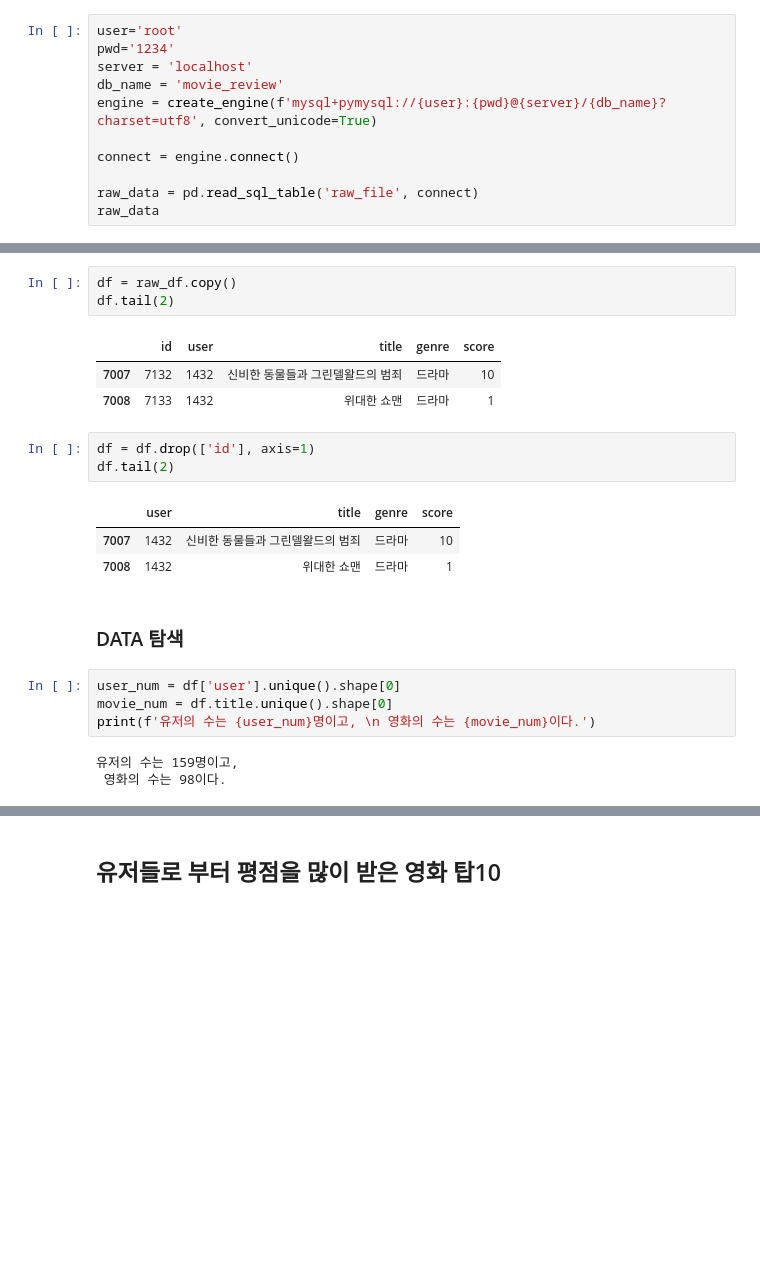
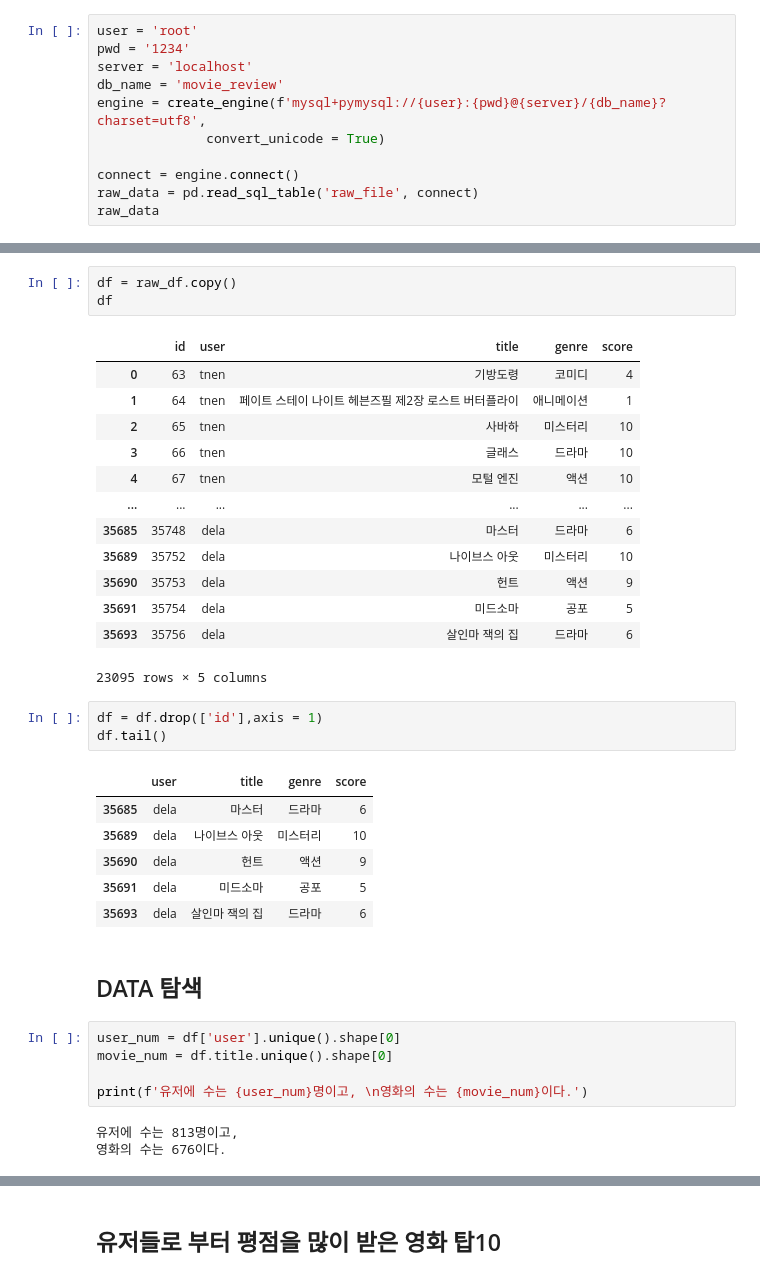
Before and after one commit to leejukyu/recommendation-system, a Jupyter notebook: Movie_recommender.ipynb, the cells around one changed output, grey strips where cells are left out. Saved outputs shown, nothing was run; the diff lists cells and outputs as text; blank space fills up the shorter version.

```diff
--- a/Movie_recommender.ipynb
+++ b/Movie_recommender.ipynb
@@ -14,12 +17,12 @@ from sklearn.model_selection import train_test_split
 # %%
-user='root'
-pwd='1234'
+user = 'root'
+pwd = '1234'
 server = 'localhost'
 db_name = 'movie_review'
-engine = create_engine(f'mysql+pymysql://{user}:{pwd}@{server}/{db_name}?charset=utf8', convert_unicode=True)
+engine = create_engine(f'mysql+pymysql://{user}:{pwd}@{server}/{db_name}?charset=utf8',
+              convert_unicode = True)
 
 connect = engine.connect()
-
 raw_data = pd.read_sql_table('raw_file', connect)
 raw_data
 # %% [output]
@@ -68,24 +84,38 @@ raw_df
 # %%
 df = raw_df.copy()
-df.tail(2)
+df
 # %% [output]
 |  | id | user | title | genre | score |
-| 7007 | 7132 | 1432 | 신비한 동물들과 그린델왈드의 범죄 | 드라마 | 10 |
-| 7008 | 7133 | 1432 | 위대한 쇼맨 | 드라마 | 1 |
+| 0 | 63 | tnen | 기방도령 | 코미디 | 4 |
+| 1 | 64 | tnen | 페이트 스테이 나이트 헤븐즈필 제2장 로스트 버터플라이 | 애니메이션 | 1 |
+| 2 | 65 | tnen | 사바하 | 미스터리 | 10 |
+| 3 | 66 | tnen | 글래스 | 드라마 | 10 |
+| 4 | 67 | tnen | 모털 엔진 | 액션 | 10 |
+| ... | ... | ... | ... | ... | ... |
+| 35685 | 35748 | dela | 마스터 | 드라마 | 6 |
+| 35689 | 35752 | dela | 나이브스 아웃 | 미스터리 | 10 |
+| 35690 | 35753 | dela | 헌트 | 액션 | 9 |
+| 35691 | 35754 | dela | 미드소마 | 공포 | 5 |
+| 35693 | 35756 | dela | 살인마 잭의 집 | 드라마 | 6 |
+23095 rows × 5 columns
 # %%
-df = df.drop(['id'], axis=1)
-df.tail(2)
+df = df.drop(['id'],axis = 1)
+df.tail()
 # %% [output]
 |  | user | title | genre | score |
-| 7007 | 1432 | 신비한 동물들과 그린델왈드의 범죄 | 드라마 | 10 |
-| 7008 | 1432 | 위대한 쇼맨 | 드라마 | 1 |
+| 35685 | dela | 마스터 | 드라마 | 6 |
+| 35689 | dela | 나이브스 아웃 | 미스터리 | 10 |
+| 35690 | dela | 헌트 | 액션 | 9 |
+| 35691 | dela | 미드소마 | 공포 | 5 |
+| 35693 | dela | 살인마 잭의 집 | 드라마 | 6 |
 # %% [markdown]
-### DATA 탐색
+## DATA 탐색
 # %%
 user_num = df['user'].unique().shape[0]
 movie_num = df.title.unique().shape[0]
-print(f'유저의 수는 {user_num}명이고, \n 영화의 수는 {movie_num}이다.')
+
+print(f'유저에 수는 {user_num}명이고, \n영화의 수는 {movie_num}이다.')
 # %% [output]
-유저의 수는 159명이고,
- 영화의 수는 98이다.
+유저에 수는 813명이고,
+영화의 수는 676이다.
 # %% [markdown]
```
Also changed, not shown: parts of 61 cells of this notebook, 7 other files.
